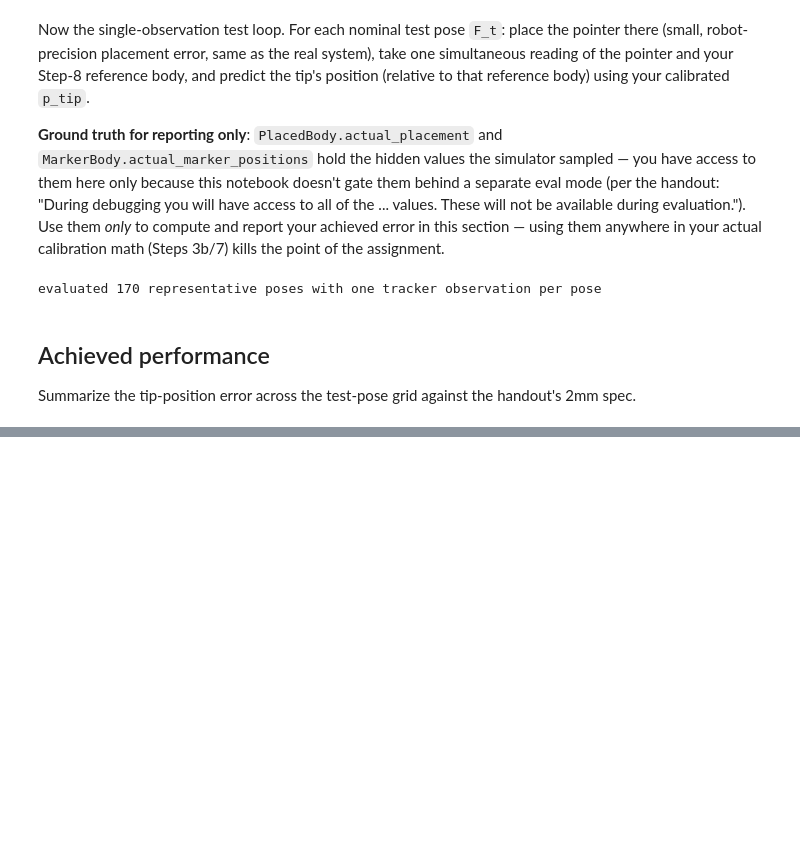
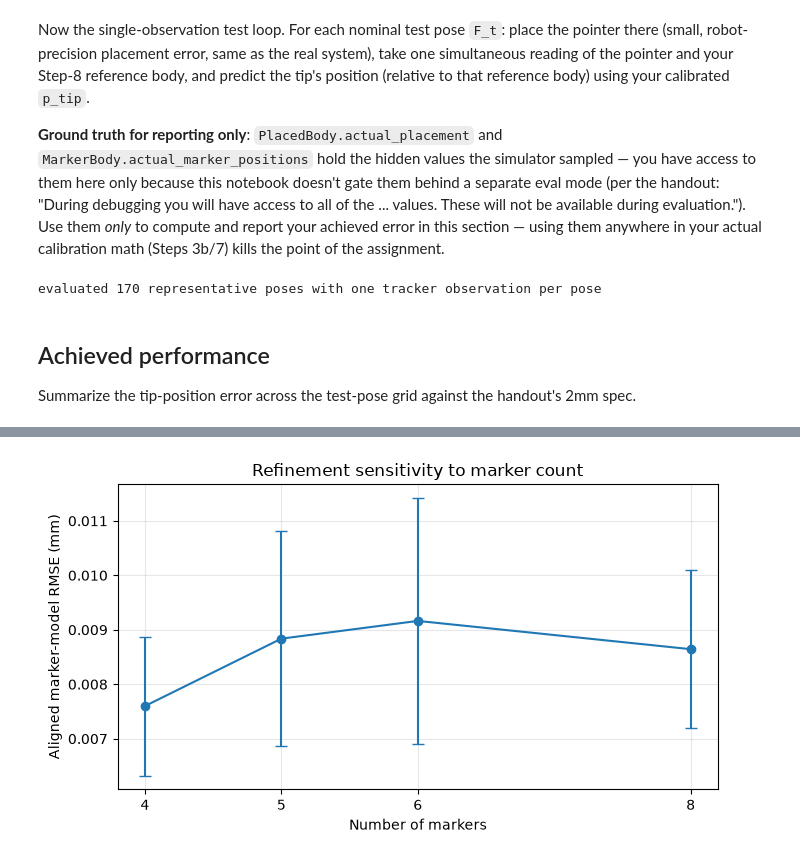
Before and after one commit to Edward-Lin-maker/CIS_I_Course, a Jupyter notebook: assignments/assignment1/notebooks/assignment1_template.ipynb, the cells around one changed output, grey strips where cells are left out. Saved outputs shown, nothing was run; the diff lists cells and outputs as text; code cells hidden in the pictures; blank space fills up the shorter version.

Commit message:
Improve assignment 1 calibration notebook

```diff
--- a/assignments/assignment1/notebooks/assignment1_template.ipynb
+++ b/assignments/assignment1/notebooks/assignment1_template.ipynb
@@ -249,9 +248,10 @@ F_cal_list = []
 sensed_tip_list = []
 guide_attempts = 0
 while len(F_ptr_list) < N_OBSERVATIONS and guide_attempts < MAX_GUIDE_ATTEMPTS:
-    # Sweep a deterministic phase through x tilt, y tilt, and z roll. The
-    # changing orientations expose the calibration to diverse pose errors.
-    phase = 2.0 * np.pi * guide_attempts / N_OBSERVATIONS
+    # Assign one deterministic orientation to each valid observation index.
+    # Invalid sensor readings retry the same nominal orientation.
+    observation_index = len(F_ptr_list)
+    phase = 2.0 * np.pi * observation_index / N_OBSERVATIONS
     R_desired = Rot.xyz(
         (np.pi / 3.0) * np.sin(phase),
         (np.pi / 3.0) * np.cos(phase),
@@ -262,15 +262,15 @@ while len(F_ptr_list) < N_OBSERVATIONS and guide_attempts < MAX_GUIDE_ATTEMPTS:
     hg = simulation.hand_guide_pointer(ptr, ptr_placed, cal_placed, R_desired)
     obs = simulation.sample_marker_bodies(trk, [ptr_placed, cal_placed])
     # The sensor reports the tip in the calibration-object frame, or None if
-    # the true tip lies outside its valid range.
+    # the sensed position lies outside its 5 mm valid range.
     sensed = simulation.sense_tip(ptr, hg)
     guide_attempts += 1
 
     # Discard an invalid sensor reading together with its paired frame estimates.
     if sensed is None:
         continue
-    # Keep the three values as an inseparable tuple of one observation:
-    # pointer-to-tracker frame, calibration-to-tracker frame, sensed tip.
+    # Store the three paired values at the same index in their parallel lists:
+    # pointer-to-tracker frame, calibration-to-tracker frame, and sensed tip.
     F_ptr_list.append(obs["ptr_mb"].frame)
     F_cal_list.append(obs["cal_mb"].frame)
     sensed_tip_list.append(sensed)
@@ -278,6 +278,9 @@ while len(F_ptr_list) < N_OBSERVATIONS and guide_attempts < MAX_GUIDE_ATTEMPTS:
 # Stop with an explicit error instead of silently calibrating from too few
 # valid sensor readings.
 if len(F_ptr_list) < N_OBSERVATIONS:
-    raise RuntimeError("Unable to collect enough valid calibration-sensor observations.")
+    raise RuntimeError(
+        f"Collected {len(F_ptr_list)} valid calibration observations after "
+        f"{guide_attempts} attempts; required {N_OBSERVATIONS}."
+    )
 print(f"collected {len(F_ptr_list)} valid observations in {guide_attempts} hand-guide attempts")
 # %% [output]
@@ -1020,0 +1033,26 @@ OK
+# %%
+marker_counts = np.array([4, 5, 6, 8])
+_, marker_count_means, marker_count_stds = _summarize_trials(
+    marker_counts,
+    lambda count, seed: _refinement_trial(
+        _marker_layout_for_count(int(count), radius=60.0),
+        n_readings=10,
+        passes=3,
+        seed=seed,
+    ),
+    UNIT_SENSITIVITY_SEEDS,
+)
+
+figure, axis = plt.subplots(figsize=(7, 4))
+axis.errorbar(marker_counts, marker_count_means, yerr=marker_count_stds, fmt="o-", capsize=4)
+axis.set(
+    title="Refinement sensitivity to marker count",
+    xlabel="Number of markers",
+    ylabel="Aligned marker-model RMSE (mm)",
+    xticks=marker_counts,
+)
+axis.grid(alpha=0.3)
+plt.tight_layout()
+plt.show()
+# %% [output]
+[figure, added]
```
Also changed, not shown: parts of 61 cells of this notebook, 1 other file.
